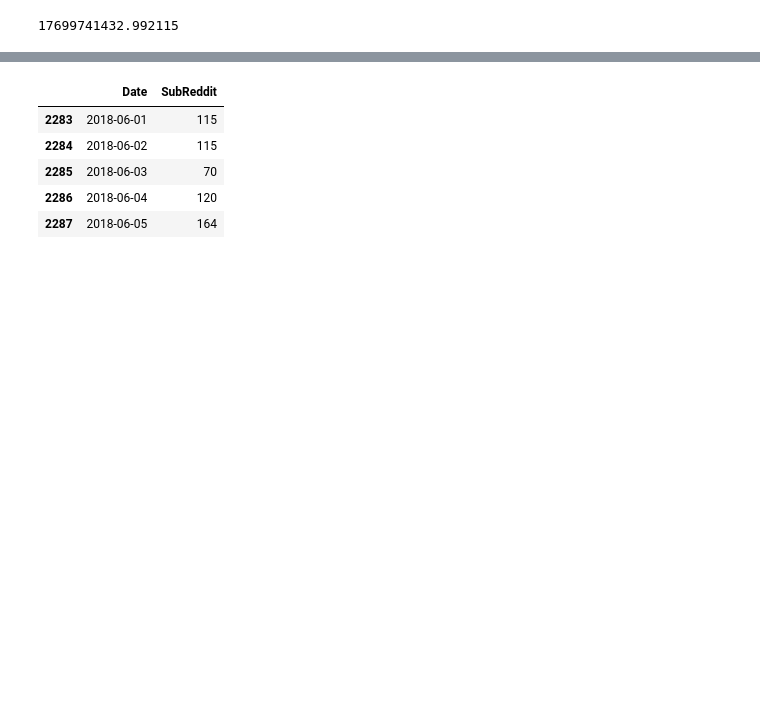
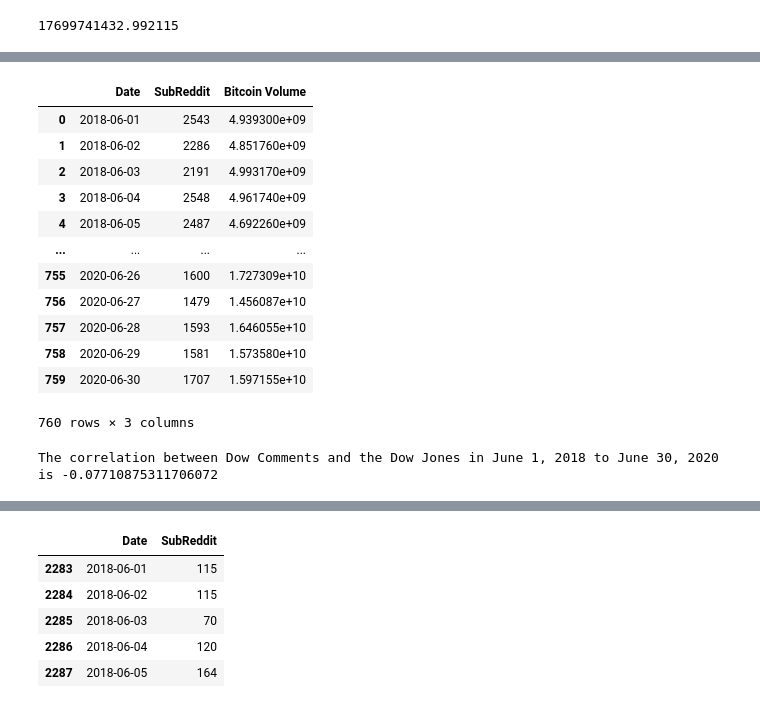
Before and after one commit to ashleighdevito/Cryptocurrency, a Jupyter notebook: Analysis/Working_Scripts/statistics.ipynb, the cells around one changed output, grey strips where cells are left out. Saved outputs shown, nothing was run; the diff lists cells and outputs as text; code cells hidden in the pictures; blank space fills up the shorter version.

```diff
--- a/Analysis/Working_Scripts/statistics.ipynb
+++ b/Analysis/Working_Scripts/statistics.ipynb
@@ -242,3 +242,9 @@ bitcoin_two_year["SubReddit"].mean()
 crypto_volume["Bitcoin Volume"].mean()
 # %% [output]
 17699741432.992115
+# %%
+crypto_volume = pd.read_csv("output/crypto_volume.csv", index_col= 0)
+# %%
+bit_volume = crypto_volume[['Bitcoin Volume']]
+bit_volume.reset_index(inplace=True)
+bit_volume.head()
@@ -244,0 +258,5 @@ crypto_volume["Bitcoin Volume"].mean()
+# %%
+bit_comments = df.loc[df['Exchange']=='Bitcoin', ['Date', 'SubReddit']]
+bit_comments.reset_index()
+bit_comments['Date'] = [i.strftime("%Y-%m-%d") for i in bit_comments['Date']]
+bit_comments.head()
@@ -245,3 +270,29 @@ crypto_volume["Bitcoin Volume"].mean()
+# %%
+bit_merged_df = pd.merge(bit_comments, bit_volume)
+bit_merged_df
+# %% [output]
+|  | Date | SubReddit | Bitcoin Volume |
+| 0 | 2018-06-01 | 2543 | 4.939300e+09 |
+| 1 | 2018-06-02 | 2286 | 4.851760e+09 |
+| 2 | 2018-06-03 | 2191 | 4.993170e+09 |
+| 3 | 2018-06-04 | 2548 | 4.961740e+09 |
+| 4 | 2018-06-05 | 2487 | 4.692260e+09 |
+| ... | ... | ... | ... |
+| 755 | 2020-06-26 | 1600 | 1.727309e+10 |
+| 756 | 2020-06-27 | 1479 | 1.456087e+10 |
+| 757 | 2020-06-28 | 1593 | 1.646055e+10 |
+| 758 | 2020-06-29 | 1581 | 1.573580e+10 |
+| 759 | 2020-06-30 | 1707 | 1.597155e+10 |
+760 rows × 3 columns
+# %%
+bit_comments_merged = bit_merged_df['SubReddit']
+bit_volume_merged = bit_merged_df['Bitcoin Volume']
+
+correlation = st.pearsonr(bit_comments_merged, bit_volume_merged)
+
+print(f"The correlation between Bitcoin Reddit Comments and the Bitcoin Volume in June 1, 2018 to June 30, 2020 is {correlation[0]}")
+# %% [output]
+The correlation between Dow Comments and the Dow Jones in June 1, 2018 to June 30, 2020 is -0.07710875311706072
 # %%
 stock_indexes_list_volume = pd.read_csv("output/stock_indexes_volume.csv", index_col= 0)
 # %%
```
Also changed, not shown: parts of 6 cells of this notebook.
